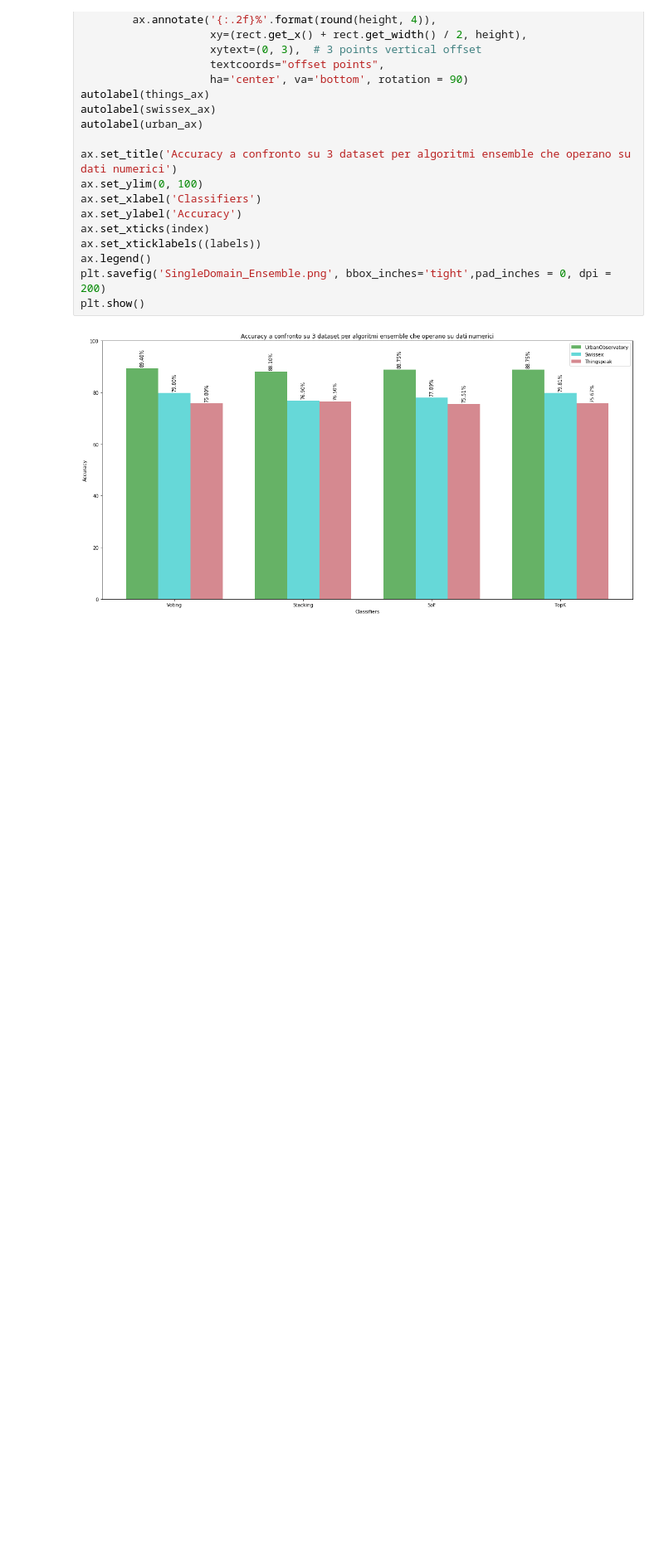
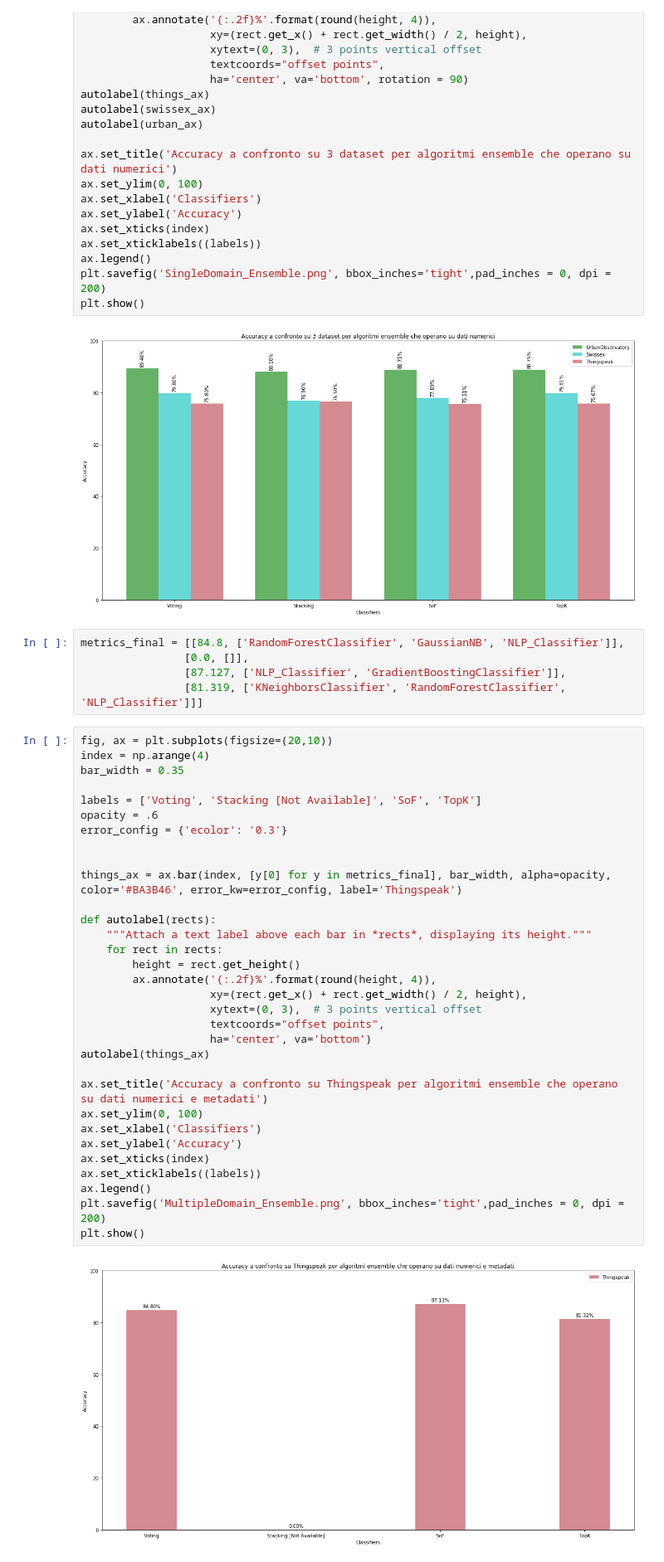
Before and after one commit to matteodeggi/tesi, a Jupyter notebook: Tesi/Graph_Ensemble.ipynb, the cells around one changed output. Shown: that part at 83% size. Saved outputs shown, nothing was run; the diff lists cells and outputs as text; blank space fills up the shorter version.

```diff
--- a/Tesi/Graph_Ensemble.ipynb
+++ b/Tesi/Graph_Ensemble.ipynb
@@ -54,3 +54,42 @@ plt.savefig('SingleDomain_Ensemble.png', bbox_inches='tight',pad_inches = 0, dpi
 plt.show()
 # %% [output]
 [figure]
+# %%
+metrics_final = [[84.8, ['RandomForestClassifier', 'GaussianNB', 'NLP_Classifier']],
+                [0.0, []],
+                [87.127, ['NLP_Classifier', 'GradientBoostingClassifier']],
+                [81.319, ['KNeighborsClassifier', 'RandomForestClassifier', 'NLP_Classifier']]]
+# %%
+fig, ax = plt.subplots(figsize=(20,10))
+index = np.arange(4)
+bar_width = 0.35
+
+labels = ['Voting', 'Stacking [Not Available]', 'SoF', 'TopK']
+opacity = .6
+error_config = {'ecolor': '0.3'}
+
+
+things_ax = ax.bar(index, [y[0] for y in metrics_final], bar_width, alpha=opacity, color='#BA3B46', error_kw=error_config, label='Thingspeak')
+
+def autolabel(rects):
+    """Attach a text label above each bar in *rects*, displaying its height."""
+    for rect in rects:
+        height = rect.get_height()
+        ax.annotate('{:.2f}%'.format(round(height, 4)),
+                    xy=(rect.get_x() + rect.get_width() / 2, height),
+                    xytext=(0, 3),  # 3 points vertical offset
+                    textcoords="offset points",
+                    ha='center', va='bottom')
+autolabel(things_ax)
+
+ax.set_title('Accuracy a confronto su Thingspeak per algoritmi ensemble che operano su dati numerici e metadati')
+ax.set_ylim(0, 100)
+ax.set_xlabel('Classifiers')
+ax.set_ylabel('Accuracy')
+ax.set_xticks(index)
+ax.set_xticklabels((labels))
+ax.legend()
+plt.savefig('MultipleDomain_Ensemble.png', bbox_inches='tight',pad_inches = 0, dpi = 200)
+plt.show()
+# %% [output]
+[figure, added]
```
Also changed, not shown: 1 other file.
